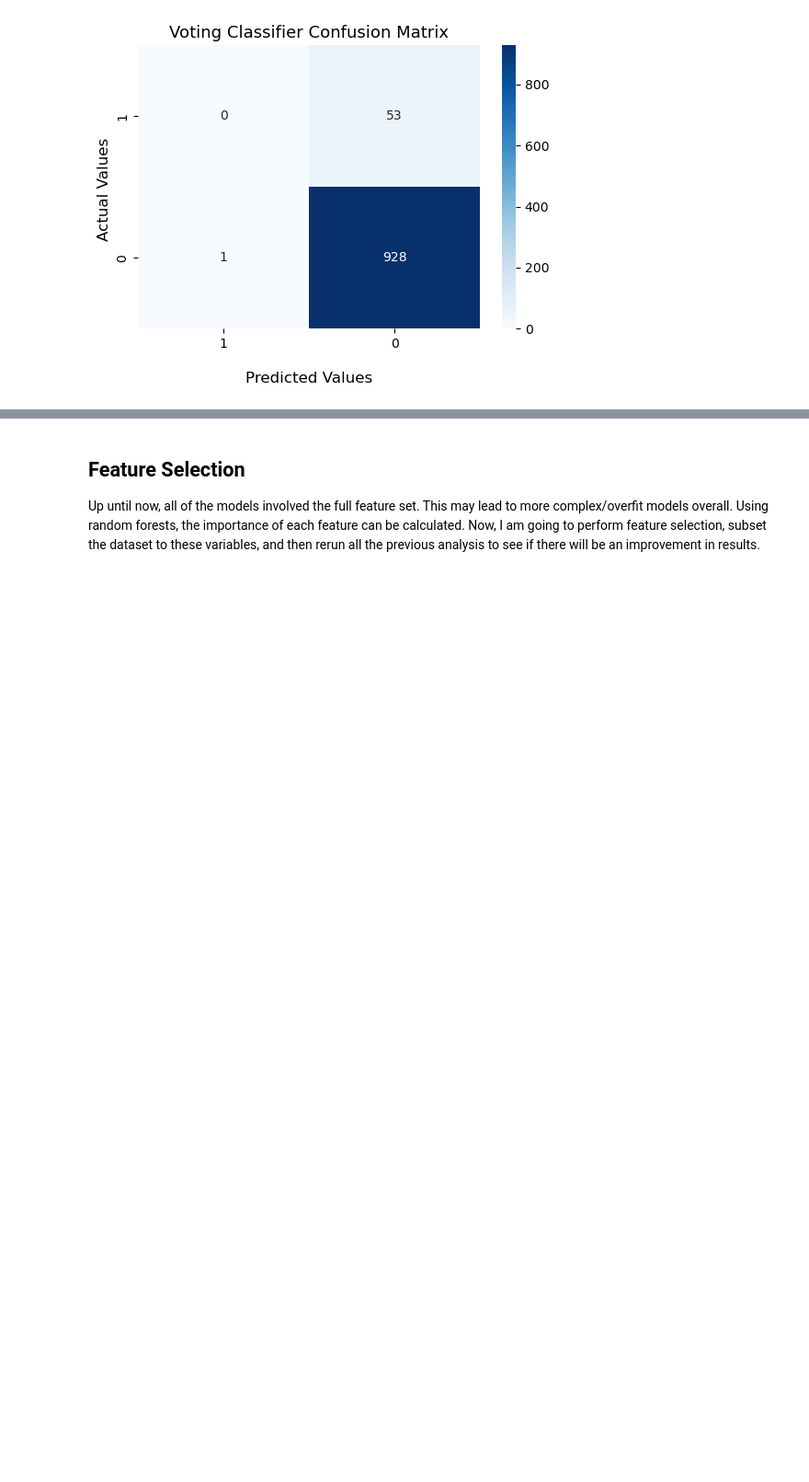
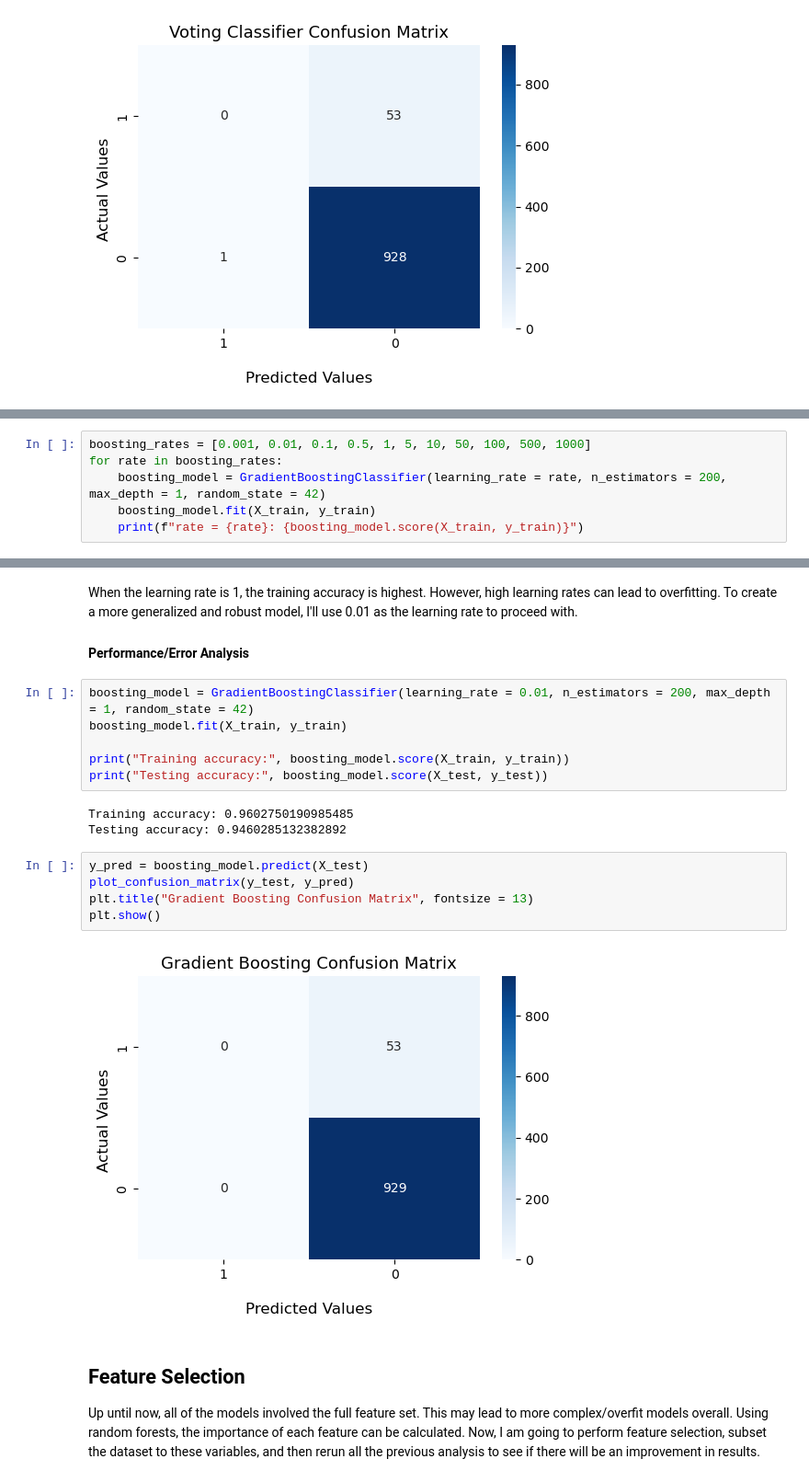
Before and after one commit to kary5678/INDE-577, a Jupyter notebook: supervised-learning/class_exercise_3-31/stroke_classifier.ipynb, the cells around one changed output, grey strips where cells are left out. Shown at 92% size. Cells and saved outputs as stored; diff of their text form; blank space fills up the shorter version.

Commit message:
Add boosting to stroke exercise notebook

```diff
--- a/supervised-learning/class_exercise_3-31/stroke_classifier.ipynb
+++ b/supervised-learning/class_exercise_3-31/stroke_classifier.ipynb
@@ -497,0 +527,6 @@ plt.show()
+# %%
+boosting_rates = [0.001, 0.01, 0.1, 0.5, 1, 5, 10, 50, 100, 500, 1000]
+for rate in boosting_rates:
+    boosting_model = GradientBoostingClassifier(learning_rate = rate, n_estimators = 200, max_depth = 1, random_state = 42)
+    boosting_model.fit(X_train, y_train)
+    print(f"rate = {rate}: {boosting_model.score(X_train, y_train)}")
@@ -498,3 +545,23 @@ plt.show()
+# %% [markdown]
+When the learning rate is 1, the training accuracy is highest. However, high learning rates can lead to overfitting. To create a more generalized and robust model, I'll use 0.01 as the learning rate to proceed with.
+
+#### Performance/Error Analysis
+# %%
+boosting_model = GradientBoostingClassifier(learning_rate = 0.01, n_estimators = 200, max_depth = 1, random_state = 42)
+boosting_model.fit(X_train, y_train)
+
+print("Training accuracy:", boosting_model.score(X_train, y_train))
+print("Testing accuracy:", boosting_model.score(X_test, y_test))
+# %% [output]
+Training accuracy: 0.9602750190985485
+Testing accuracy: 0.9460285132382892
+# %%
+y_pred = boosting_model.predict(X_test)
+plot_confusion_matrix(y_test, y_pred)
+plt.title("Gradient Boosting Confusion Matrix", fontsize = 13)
+plt.show()
+# %% [output]
+[figure, added]
 # %% [markdown]
 ## Feature Selection
 
```
Also changed, not shown: parts of 25 cells of this notebook.
